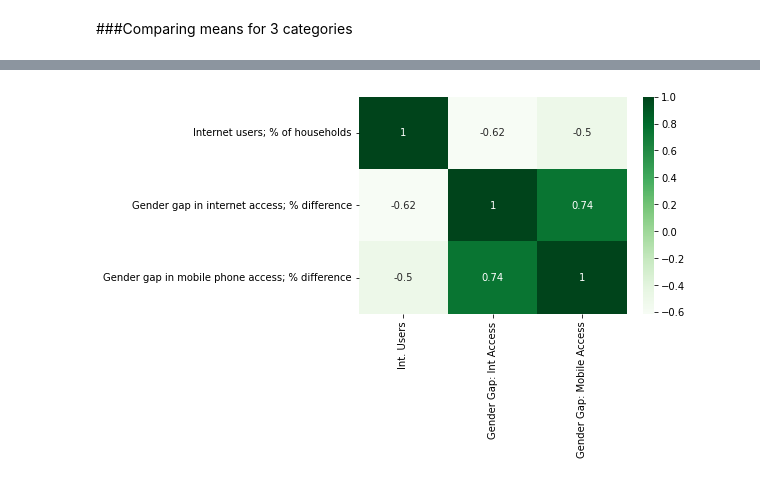
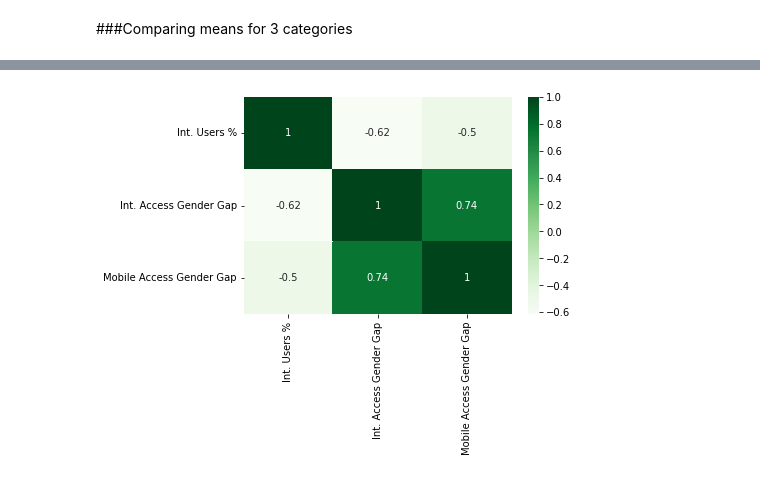
Before and after one commit to mselmasry/GraphingExcercise, a Jupyter notebook: 01_GraphingExcercise.ipynb, the cells around one changed output, grey strips where cells are left out. Saved outputs shown, nothing was run; the diff lists cells and outputs as text; code cells hidden in the pictures.

```diff
--- a/01_GraphingExcercise.ipynb
+++ b/01_GraphingExcercise.ipynb
@@ -95,6 +95,7 @@ plt.style.use('tableau-colorblind10')
 # %%
+dd_df2 = dd_df
+dd_df2.columns=['Country', 'Int. Users %', 'Int. Access Gender Gap', 'Mobile Access Gender Gap']
 corr = dd_df.corr()
-corr.columns=['Int. Users', 'Gender Gap: Int Access', 'Gender Gap: Mobile Access']
 sns.heatmap(corr,cmap='Greens' , annot=True);
 # %% [output]
-[figure, old version]
+[figure, new version]
```
Also changed, not shown: parts of 1 cell of this notebook.
